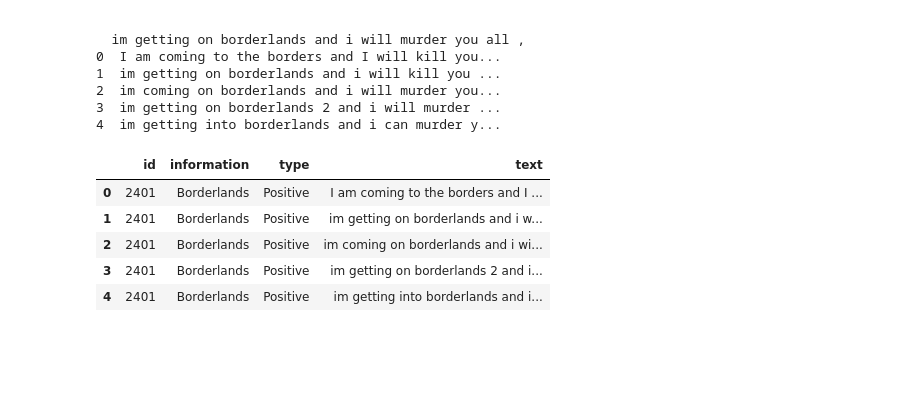
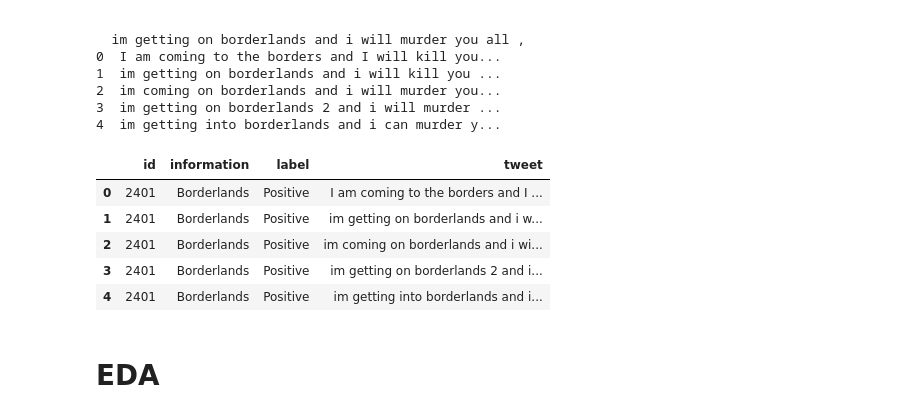
Before and after one commit to Prajwal-Luitel/Twitter-Sentiment-Analysis, a Jupyter notebook: Twitter_Sentiment_Analysis.ipynb, the cells around one changed output. Drawn from its saved outputs; the diff is of its cells as text; code cells hidden in the pictures; blank space fills up the shorter version.

```diff
--- a/Twitter_Sentiment_Analysis.ipynb
+++ b/Twitter_Sentiment_Analysis.ipynb
@@ -54,12 +54,14 @@ First 5 records:    2401  Borderlands  Positive  \
 3  im getting on borderlands 2 and i will murder ...
 4  im getting into borderlands and i can murder y...
 # %%
-df.columns=['id','information','type','text']
+df.columns=['id','information','label','tweet']
 df.head()
 # %% [output]
-|  | id | information | type | text |
+|  | id | information | label | tweet |
 | 0 | 2401 | Borderlands | Positive | I am coming to the borders and I ... |
 | 1 | 2401 | Borderlands | Positive | im getting on borderlands and i w... |
 | 2 | 2401 | Borderlands | Positive | im coming on borderlands and i wi... |
 | 3 | 2401 | Borderlands | Positive | im getting on borderlands 2 and i... |
 | 4 | 2401 | Borderlands | Positive | im getting into borderlands and i... |
+# %% [markdown]
+# EDA
```
Also changed, not shown: parts of 6 cells of this notebook.
